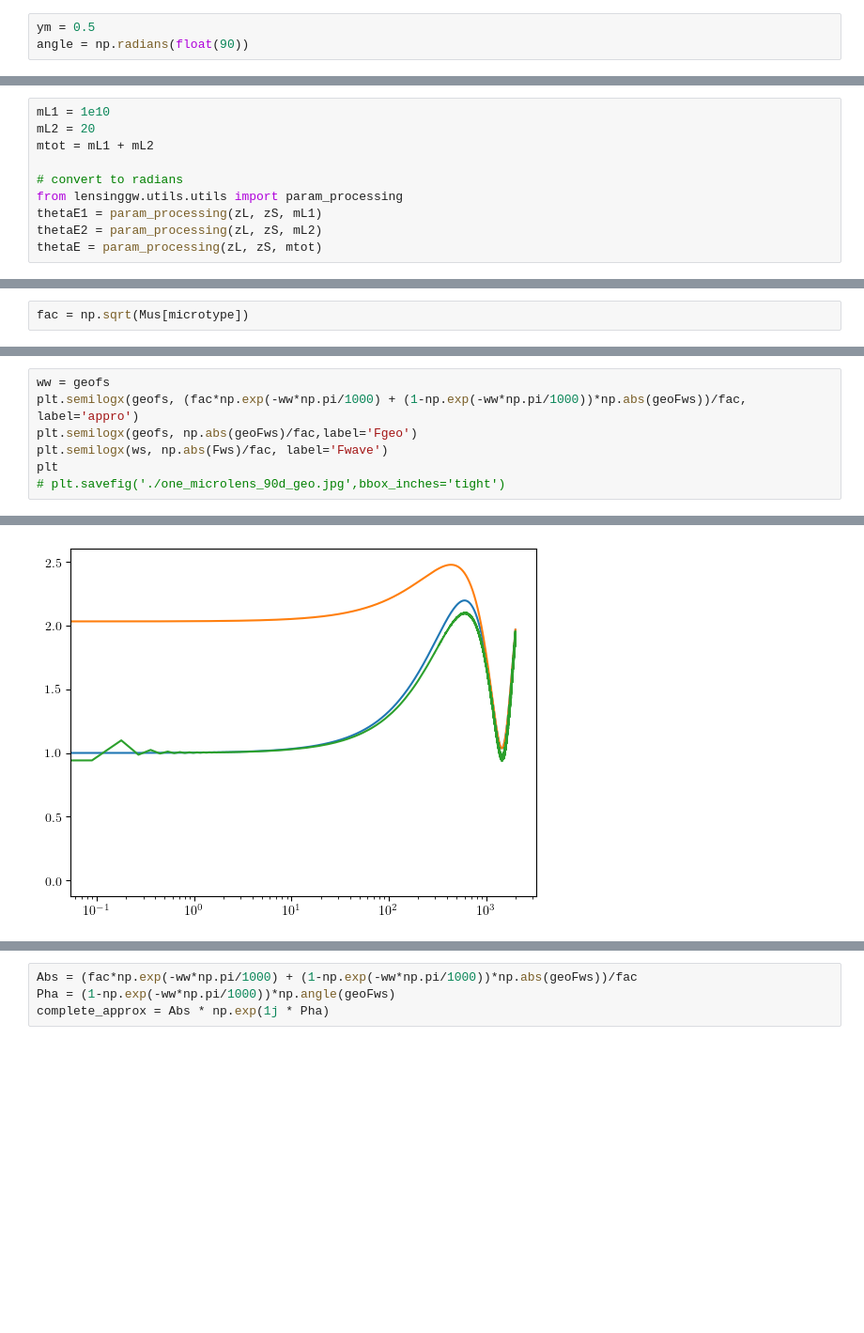
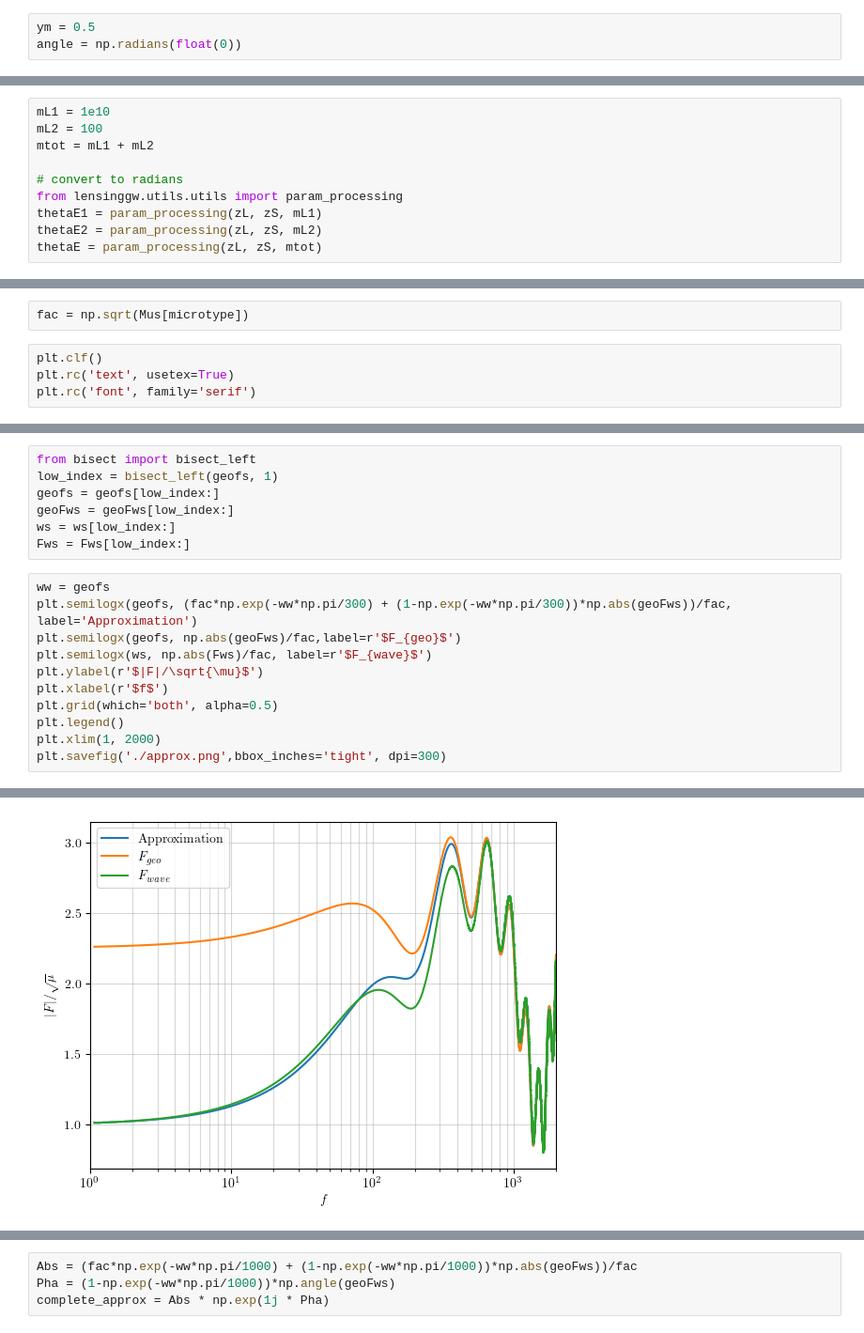
Before and after one commit to manchunyeung/wolensing, a Jupyter notebook: examples/embedded_lens_1.ipynb, the cells around one changed output, grey strips where cells are left out. Shown at 94% size. Drawn from its saved outputs; the diff is of its cells as text; blank space fills up the shorter version.

```diff
--- a/examples/embedded_lens_1.ipynb
+++ b/examples/embedded_lens_1.ipynb
@@ -17,7 +17,7 @@ The macroimage where the microlens is placed around.
 type2 = False
 # %%
 ym = 0.5
-angle = np.radians(float(90))
+angle = np.radians(float(0))
 # %% [markdown]
 Importing constants
 # %%
@@ -32,7 +32,7 @@ zS = 1.0 # source redshift
 zL = 0.5 # lens redshift
 # %%
 mL1 = 1e10
-mL2 = 20
+mL2 = 100
 mtot = mL1 + mL2
 
 # convert to radians
@@ -274,2 +274,6 @@ plt.semilogx(fullfs, np.angle(fullFws))
 # %%
 fac = np.sqrt(Mus[microtype])
+# %%
+plt.clf()
+plt.rc('text', usetex=True)
+plt.rc('font', family='serif')
@@ -276,8 +282,19 @@ fac = np.sqrt(Mus[microtype])
+# %%
+from bisect import bisect_left
+low_index = bisect_left(geofs, 1)
+geofs = geofs[low_index:]
+geoFws = geoFws[low_index:]
+ws = ws[low_index:]
+Fws = Fws[low_index:]
 # %%
 ww = geofs
-plt.semilogx(geofs, (fac*np.exp(-ww*np.pi/1000) + (1-np.exp(-ww*np.pi/1000))*np.abs(geoFws))/fac, label='appro')
-plt.semilogx(geofs, np.abs(geoFws)/fac,label='Fgeo')
-plt.semilogx(ws, np.abs(Fws)/fac, label='Fwave')
-plt
-# plt.savefig('./one_microlens_90d_geo.jpg',bbox_inches='tight')
+plt.semilogx(geofs, (fac*np.exp(-ww*np.pi/300) + (1-np.exp(-ww*np.pi/300))*np.abs(geoFws))/fac, label='Approximation')
+plt.semilogx(geofs, np.abs(geoFws)/fac,label=r'$F_{geo}$')
+plt.semilogx(ws, np.abs(Fws)/fac, label=r'$F_{wave}$')
+plt.ylabel(r'$|F|/\sqrt{\mu}$')
+plt.xlabel(r'$f$')
+plt.grid(which='both', alpha=0.5)
+plt.legend()
+plt.xlim(1, 2000)
+plt.savefig('./approx.png',bbox_inches='tight', dpi=300)
 # %% [output]
@@ -285,2 +301,2 @@ plt
-[figure, old version]
+[figure, new version]
 # %%
```
Also changed, not shown: parts of 23 cells of this notebook, 2 other files.
